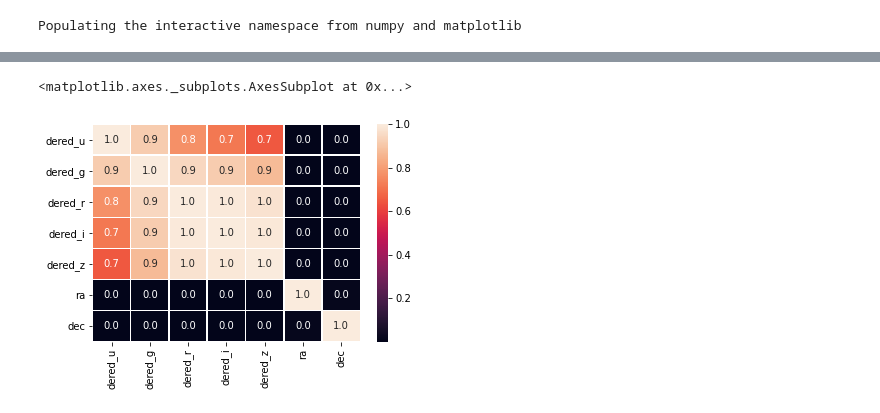
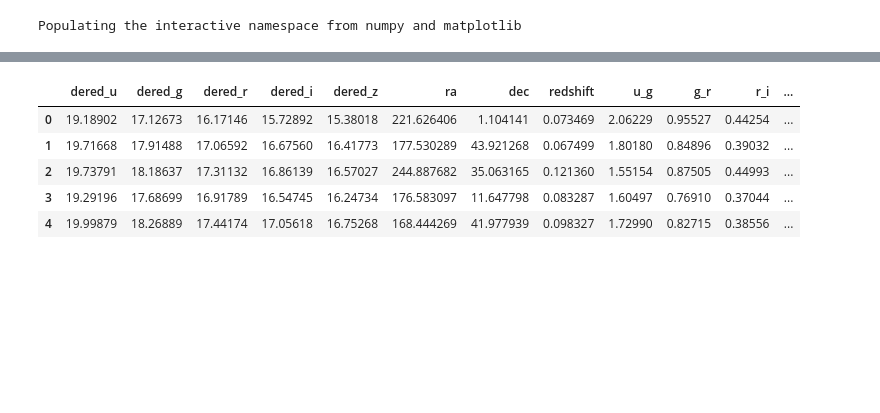
Before and after one commit to Bendeguzfrks04/DeepML, a Jupyter notebook: Readshift.ipynb, the cells around one changed output, grey strips where cells are left out. Cells and saved outputs as stored; diff of their text form; code cells hidden in the pictures; blank space fills up the shorter version.

```diff
--- a/Readshift.ipynb
+++ b/Readshift.ipynb
@@ -38,0 +56,30 @@ df.replace(-9999.000000, 18.545691, inplace=True)
+# %%
+# Creating features (substraction):
+df = df.assign(u_g=df.dered_u-df.dered_g)
+df = df.assign(g_r=df.dered_g-df.dered_r)
+df = df.assign(r_i=df.dered_r-df.dered_i)
+df = df.assign(i_z=df.dered_i-df.dered_z)
+#features = pd.DataFrame(scalar.fit_transform(df), columns=df.columns)
+df = df.assign(g_u=df.dered_g-df.dered_u)
+df = df.assign(r_g=df.dered_r-df.dered_g)
+df = df.assign(i_r=df.dered_i-df.dered_r)
+df = df.assign(z_i=df.dered_z-df.dered_i)
+#div maybe?
+df = df.assign(ug=df.dered_u/df.dered_g)
+df = df.assign(gr=df.dered_g/df.dered_r)
+df = df.assign(ri=df.dered_r/df.dered_i)
+df = df.assign(iz=df.dered_i/df.dered_z)
+#div turn maybe?
+df = df.assign(gu=df.dered_g/df.dered_u)
+df = df.assign(rg=df.dered_r/df.dered_g)
+df = df.assign(ir=df.dered_i/df.dered_r)
+df = df.assign(zi=df.dered_z/df.dered_i)
+
+df.head()
+# %% [output]
+|  | dered_u | dered_g | dered_r | dered_i | dered_z | ra | dec | redshift | u_g | g_r | r_i | ... |
+| 0 | 19.18902 | 17.12673 | 16.17146 | 15.72892 | 15.38018 | 221.626406 | 1.104141 | 0.073469 | 2.06229 | 0.95527 | 0.44254 | ... |
+| 1 | 19.71668 | 17.91488 | 17.06592 | 16.67560 | 16.41773 | 177.530289 | 43.921268 | 0.067499 | 1.80180 | 0.84896 | 0.39032 | ... |
+| 2 | 19.73791 | 18.18637 | 17.31132 | 16.86139 | 16.57027 | 244.887682 | 35.063165 | 0.121360 | 1.55154 | 0.87505 | 0.44993 | ... |
+| 3 | 19.29196 | 17.68699 | 16.91789 | 16.54745 | 16.24734 | 176.583097 | 11.647798 | 0.083287 | 1.60497 | 0.76910 | 0.37044 | ... |
+| 4 | 19.99879 | 18.26889 | 17.44174 | 17.05618 | 16.75268 | 168.444269 | 41.977939 | 0.098327 | 1.72990 | 0.82715 | 0.38556 | ... |
@@ -39,8 +98,3 @@ df.replace(-9999.000000, 18.545691, inplace=True)
 # %%
 data = df.pop('redshift')
 X_train, X_test, Y_train, Y_test = train_test_split(df.values, data.values, test_size=0.20, random_state=42)
-# %%
-sns.heatmap(df.corr(), annot=True , linewidths=.5, fmt= '.1f')
-# %% [output]
-<matplotlib.axes._subplots.AxesSubplot at 0x...>
-[figure, removed]
```
Also changed, not shown: parts of 64 cells of this notebook.
